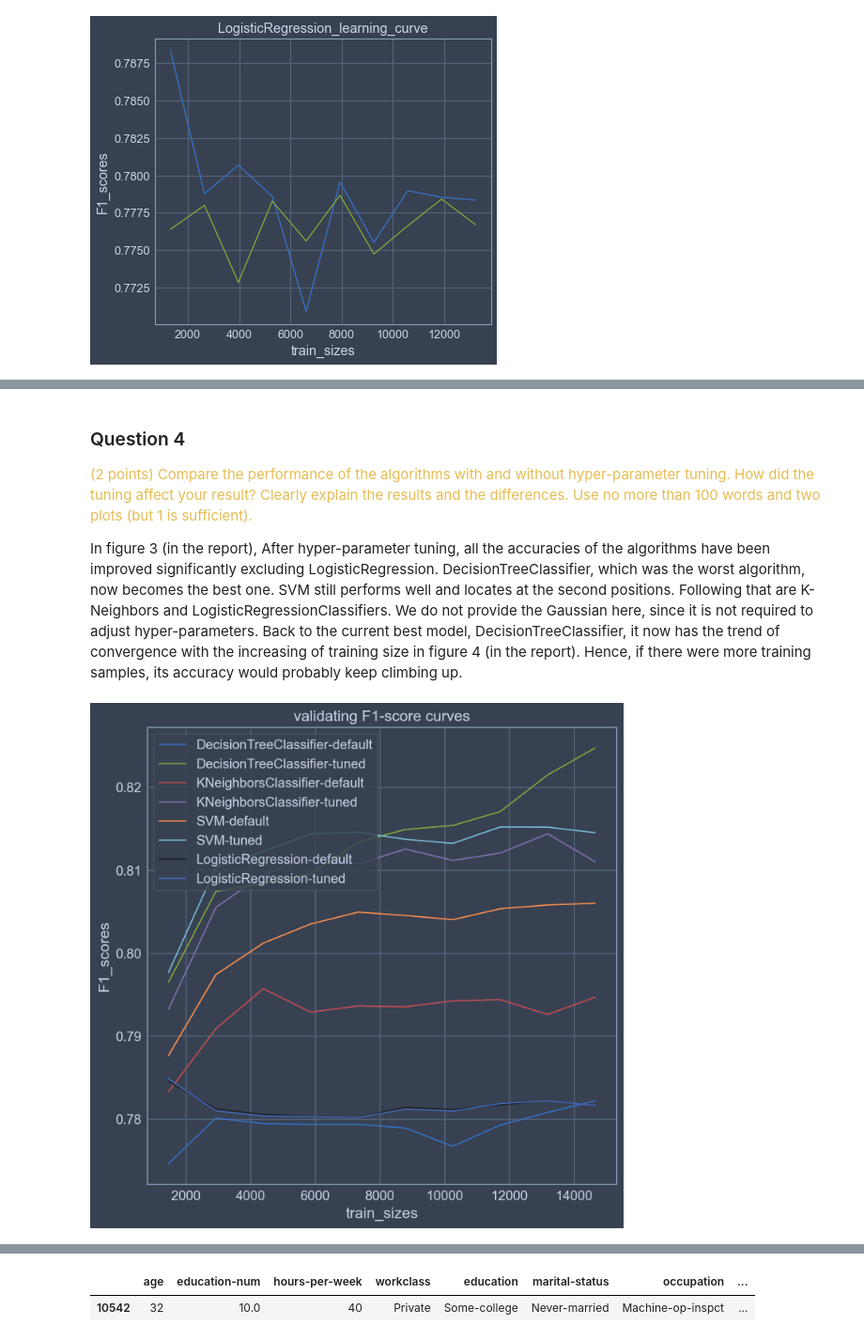
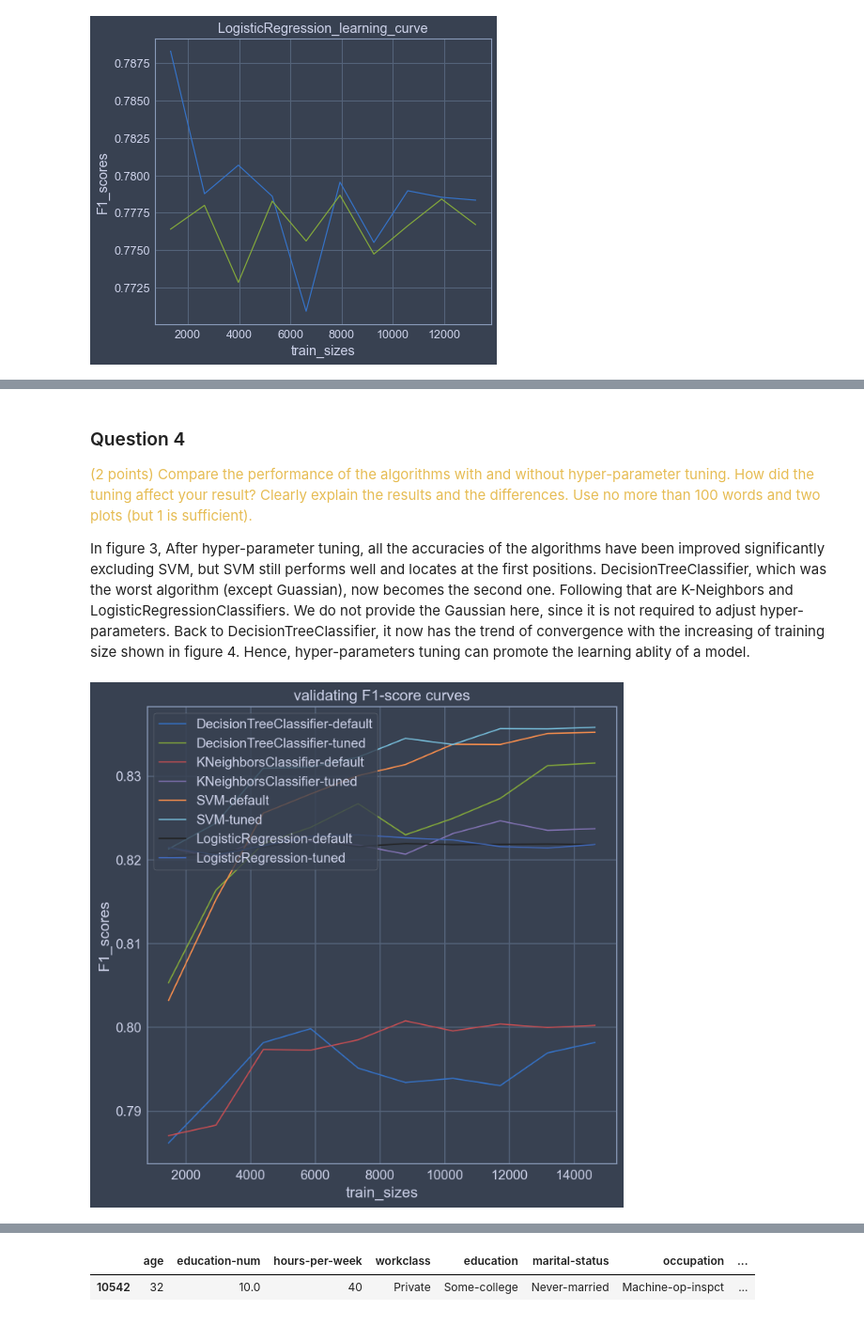
Before and after one commit to Timo9Madrid7/CSE2510MachineLearning, a Jupyter notebook: America Census/GROUP_problem_census.ipynb, the cells around one changed output, grey strips where cells are left out. Shown at 94% size. Saved outputs shown, nothing was run; the diff lists cells and outputs as text; code cells hidden in the pictures.

```diff
--- a/America Census/GROUP_problem_census.ipynb
+++ b/America Census/GROUP_problem_census.ipynb
@@ -670,8 +674,8 @@ best paramters:
 # set the testing range of parameters for each model
 model_parameters = {
     "DecisionTreeClassifier": {
-        'min_samples_leaf': [3, 4, 5],
-        'max_depth': [5, 6, 7, 8, 9, 10, 11, 12],
+        'min_samples_leaf': [4, 5, 6, 7, 8],
+        'max_depth': [1, 3, 5, 7, 9],
         'random_state': [40, 41, 42, 43, 44]
     },
 
@@ -681,13 +685,13 @@ model_parameters = {
     },
 
     "SVM": {
-        "C": [7, 9, 10, 11, 13],
+        "C": [1, 3, 5, 7, 9],
         "kernel": ['linear', 'poly', 'rbf', 'sigmoid'],
         "random_state": [40, 41, 42, 43, 44]
     },
 
     "LogisticRegression": {
-        "C": [1, 2, 3, 4, 5, 6],
+        "C": [1, 3, 5, 7, 9],
         "penalty": ['l1', 'l2', 'elasticnet', 'none'],
         "random_state": [40, 41, 42, 43, 44]
     }
@@ -732,7 +841,7 @@ best paramters:
 ### Question 4
 <span style="color:#e6bc53">(2 points) Compare the performance of the algorithms with and without hyper-parameter tuning. How did the tuning affect your result? Clearly explain the results and the differences. Use no more than 100 words and two plots (but 1 is sufficient).</span>
 
-In figure 3 (in the report), After hyper-parameter tuning, all the accuracies of the algorithms have been improved significantly excluding LogisticRegression. DecisionTreeClassifier, which was the worst algorithm, now becomes the best one. SVM still performs well and locates at the second positions. Following that are K-Neighbors and LogisticRegressionClassifiers. We do not provide the Gaussian here, since it is not required to adjust hyper-parameters. Back to the current best model, DecisionTreeClassifier, it now has the trend of convergence with the increasing of training size in figure 4 (in the report). Hence, if there were more training samples, its accuracy would probably keep climbing up.
+In figure 3, After hyper-parameter tuning, all the accuracies of the algorithms have been improved significantly excluding SVM, but SVM still performs well and locates at the first positions. DecisionTreeClassifier, which was the worst algorithm (except Guassian), now becomes the second one. Following that are K-Neighbors and LogisticRegressionClassifiers. We do not provide the Gaussian here, since it is not required to adjust hyper-parameters. Back to DecisionTreeClassifier, it now has the trend of convergence with the increasing of training size shown in figure 4. Hence, hyper-parameters tuning can promote the learning ablity of a model.
 # %%
 models = {
     "DecisionTreeClassifier-default": DecisionTreeClassifier(
@@ -744,7 +853,7 @@ models = {
     "DecisionTreeClassifier-tuned": DecisionTreeClassifier(
         max_depth=8,
         min_samples_leaf=4,
-        random_state=40
+        random_state=30
     ),
 
     "KNeighborsClassifier-default": KNeighborsClassifier(
@@ -753,7 +862,7 @@ models = {
     ),
 
     "KNeighborsClassifier-tuned": KNeighborsClassifier(
-        n_neighbors=40,
+        n_neighbors=80,
         weights="distance"
     ),
 
@@ -764,9 +873,9 @@ models = {
     ),
 
     "SVM-tuned": SVC(
-        C=9,
+        C=5,
         kernel="rbf",
-        random_state=40
+        random_state=30
     ),
 
     "LogisticRegression-default": LogisticRegression(
@@ -776,15 +885,44 @@ models = {
     ),
 
     "LogisticRegression-tuned": LogisticRegression(
-        C=1,
+        C=5,
         penalty="l2",
-        random_state=40
+        random_state=30
     ),
 }
-# %%
-validationCurveInOne(X2_std, Y2, "X2_std_tuned")
-# %% [output]
-[figure, removed]
+# %%
+# plot the validation curve
+def validationCurveInOne(X, Y, saveName):
+#     initialize KFold cross-validation
+    cv = KFold(n_splits=10, shuffle=True)
+
+#     define the socring metric
+    scoring_method_F1 = make_scorer(lambda prediction, true_target:
+                            f1_score(true_target, prediction, average="weighted"))
+
+#     define the figure size and dpi
+    plt.figure(figsize=(8,8), dpi=200)
+
+#     start plotting
+    for _, model in models.items():
+        train_sizes, _, valid_scores = learning_curve(model,
+                                                      X, Y,
+                                                      train_sizes=np.linspace(0.1, 1, 10),
+                                                      cv=cv,
+                                                      scoring=scoring_method_F1,
+                                                      n_jobs=-1
+                                                     )
+        valid_scores_mean = np.mean(valid_scores, axis=1)
+        plt.plot(train_sizes, valid_scores_mean)
+    plt.title("validating F1-score curves")
+    plt.xlabel("train_sizes")
+    plt.ylabel("F1_scores")
+    plt.legend([name for name, _ in models.items()], loc="upper left")
+    plt.savefig("./figures/"+saveName)
+    plt.show()
+validationCurveInOne(X2_std, Y2, "X2_std_tuned")
+# %% [output]
+[figure, added]
 # %% [markdown]
 ### Question 5
 <span style="color:#e6bc53">Select your best algorithm for this dataset and use it to make your predictions for the
```
Also changed, not shown: parts of 21 cells of this notebook, 10 other files.
